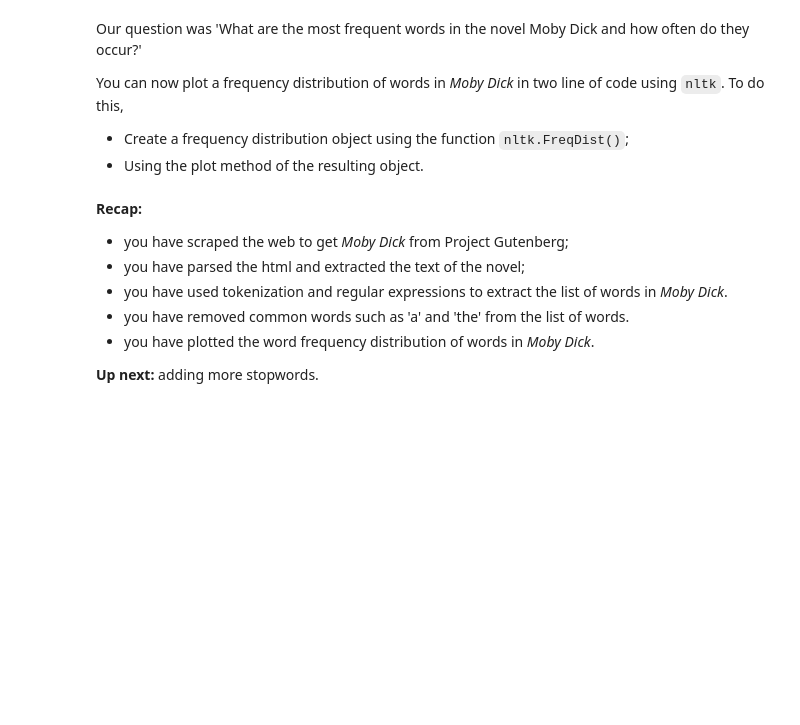
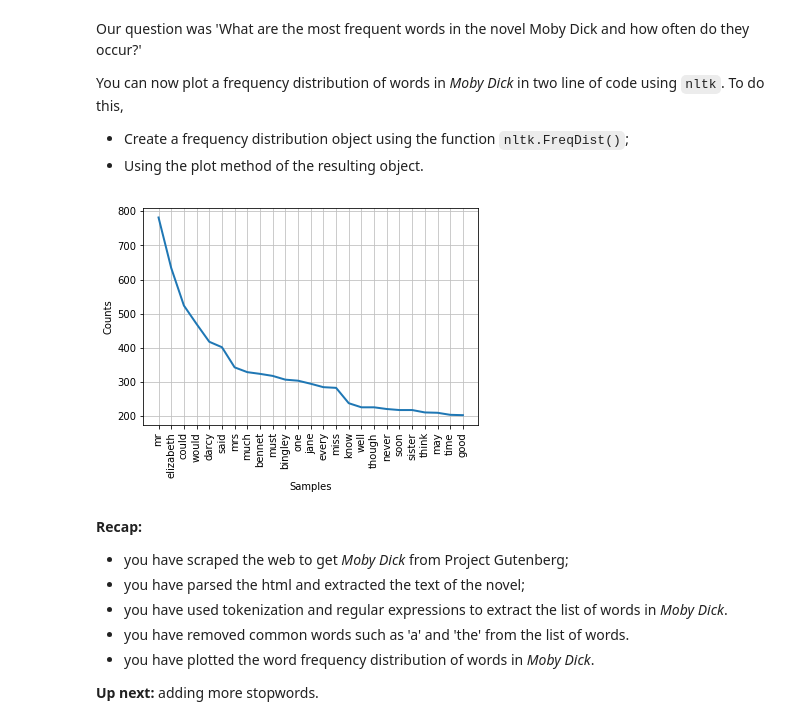
Before and after one commit to datacamp/datacamp_facebook_live_nlp, a Jupyter notebook: NLP_FB_live_coding.ipynb, the cells around one changed output. Drawn from its saved outputs; the diff is of its cells as text; code cells hidden in the pictures; blank space fills up the shorter version.

Commit message:
Frequencies of Words in Novels

```diff
--- a/NLP_FB_live_coding.ipynb
+++ b/NLP_FB_live_coding.ipynb
@@ -164,10 +205,12 @@ This looks pretty good. Now, if 'p\w+' is the regex that matches words beginning
 Go get it!
 # %%
 # Import RegexpTokenizer from nltk.tokenize
-
+from nltk.tokenize import RegexpTokenizer
 
 # Create tokenizer
-
+tokenizer = RegexpTokenizer('\w+')
 
 
 # Create tokens
+tokens = tokenizer.tokenize(text)
+tokens[:8]
@@ -175,10 +220,12 @@ Go get it!
 **TO DO:** Create a list containing all the words in _Moby Dick_ such that all words contain only lower case letters. You'll find the string method `.lower()` handy:
 # %%
 # Initialize new list
-
+words = []
 
 # Loop through list tokens and make lower case
-
+for word in tokens:
+    words.append(word.lower())
 
 
 # Print several items from list as sanity check
+words[:8]
@@ -198,7 +247,9 @@ It is common practice to remove words that appear alot in the English language s
 The package `nltk` has a list of stopwords in English which you'll now store as `sw` and print the first several elements of:
 # %%
 # Import nltk
-
+import nltk
 
 
 # Get English stopwords and print some of them
+sw = nltk.corpus.stopwords.words('english')
+sw[:5]
@@ -206,12 +259,15 @@ The package `nltk` has a list of stopwords in English which you'll now store as
 You want the list of all words in `words` that are *not* in `sw`. One way to get this list is to loop over all elements of `words` and add the to a new list if they are *not* in `sw`:
 # %%
 # Initialize new list
-
+words_ns = []
 
 
 # Add to words_ns all words that are in words but not in sw
-
+for word in words:
+    if word not in sw:
+        words_ns.append(word)
 
 
 
 # Print several list items as sanity check
+words_ns[:5]
@@ -236,15 +294,21 @@ You can now plot a frequency distribution of words in _Moby Dick_ in two line of
 * Create a frequency distribution object using the function `nltk.FreqDist()`;
 * Using the plot method of the resulting object.
 # %%
+# nltk builds upon matplotlib
 #Import datavis libraries
-
+import matplotlib.pyplot as plt
+import seaborn as sns   # plotting library
 
 
 # Figures inline and set visualization style
-
-
+%matplotlib inline
+# sns.set()
 
 # Create freq dist and plot
+freqdist1 = nltk.FreqDist(words_ns)
+freqdist1.plot(25)
+# %% [output]
+[figure, added]
 # %% [markdown]
 **Recap:**
 
```
Also changed, not shown: parts of 21 cells of this notebook.
